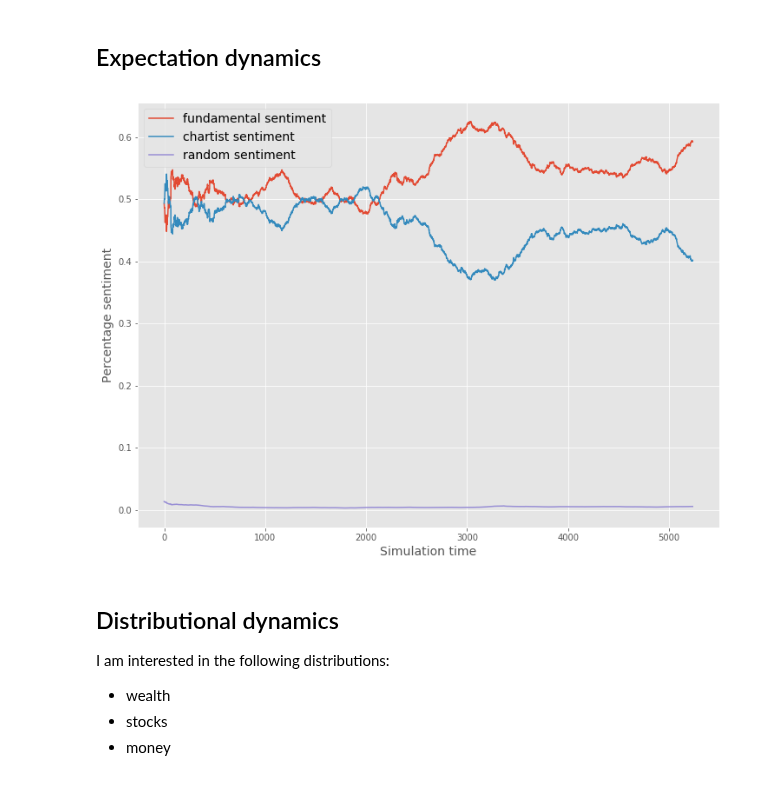
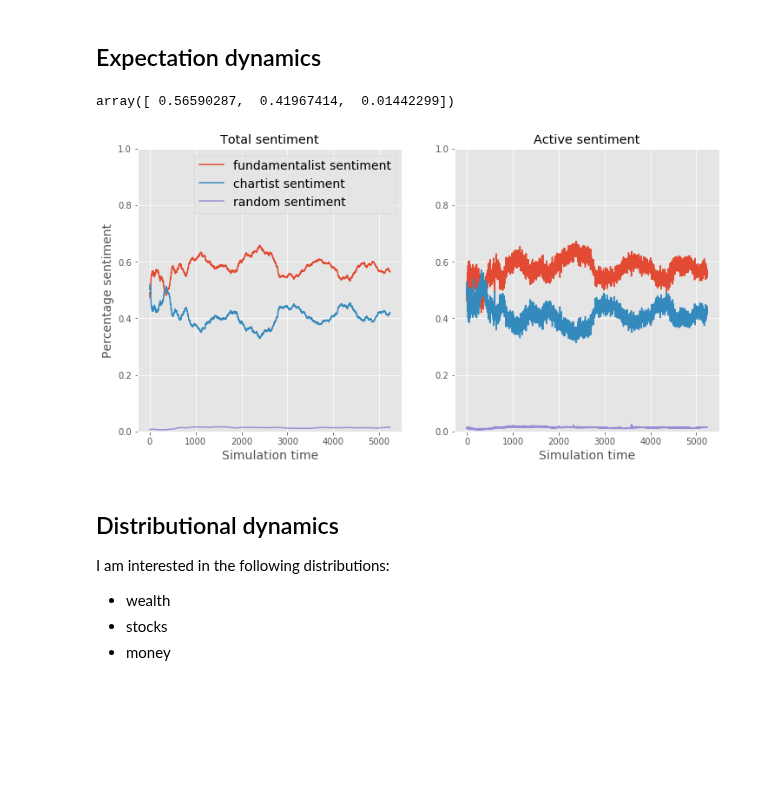
Before and after one commit to joerischasfoort/sim-fin-abm, a Jupyter notebook: distribution_model_dynamics.ipynb, the cells around one changed output. Drawn from its saved outputs; the diff is of its cells as text; code cells hidden in the pictures; blank space fills up the shorter version.

```diff
--- a/distribution_model_dynamics.ipynb
+++ b/distribution_model_dynamics.ipynb
@@ -147,20 +147,46 @@ fundamentalist_sentiment = sum(fundamentalist_components)
 chartist_sentiment = sum(chartist_components)
 random_sentiment = sum(random_components)
 total_sentiment = fundamentalist_sentiment + chartist_sentiment + random_sentiment
+# %%
+def market_sentiment_in_round(order_book, t):
+    return sum(np.array(order_book.sentiment_history[t]) / len(order_book.sentiment_history[t]))
+# %%
+market_sentiment_in_round(obs[0], -1)
+# %% [output]
+array([ 0.56590287,  0.41967414,  0.01442299])
+# %%
+f_sent_in_round = []
+c_sent_in_round = []
+r_sent_in_round = []
+for t in range(params['ticks']):
+    f_sent_in_round.append(market_sentiment_in_round(obs[0], t)[0])
+    c_sent_in_round.append(market_sentiment_in_round(obs[0], t)[1])
+    r_sent_in_round.append(market_sentiment_in_round(obs[0], t)[2])
 # %%
-fig, ax1 = plt.subplots(1, 1, figsize=(12,9))
+fig, (ax1, ax2) = plt.subplots(1, 2, figsize=(12,6))
 
-ax1.plot(range(len(fundamentalist_sentiment)), fundamentalist_sentiment / total_sentiment, label='fundamental sentiment')
+ax1.plot(range(len(fundamentalist_sentiment)), fundamentalist_sentiment / total_sentiment, label='fundamentalist sentiment')
 ax1.plot(range(len(chartist_sentiment)), chartist_sentiment / total_sentiment, label='chartist sentiment')
 ax1.plot(range(len(random_sentiment)), random_sentiment / total_sentiment, label='random sentiment')
+ax1.set_ylim(0, 1)
 
 ax1.set_xlabel('Simulation time', fontsize='14')
 ax1.set_ylabel('Percentage sentiment', fontsize='14')
 ax1.legend(loc='best', fontsize='14')
 
+ax2.plot(range(len(f_sent_in_round)), f_sent_in_round, label='fundamentalist sentiment')
+ax2.plot(range(len(c_sent_in_round)), c_sent_in_round, label='chartist sentiment')
+ax2.plot(range(len(r_sent_in_round)), r_sent_in_round, label='random sentiment')
+ax2.set_ylim(0, 1)
+ax2.set_xlabel('Simulation time', fontsize='14')
+
+ax1.set_title('Total sentiment')
+ax2.set_title('Active sentiment')
+
+
 fig.savefig('market_sentiment.png')
 # %% [output]
-[figure, old version]
+[figure, new version]
 # %% [markdown]
 ## Distributional dynamics
 
```
Also changed, not shown: parts of 7 cells of this notebook, 9 other files.
